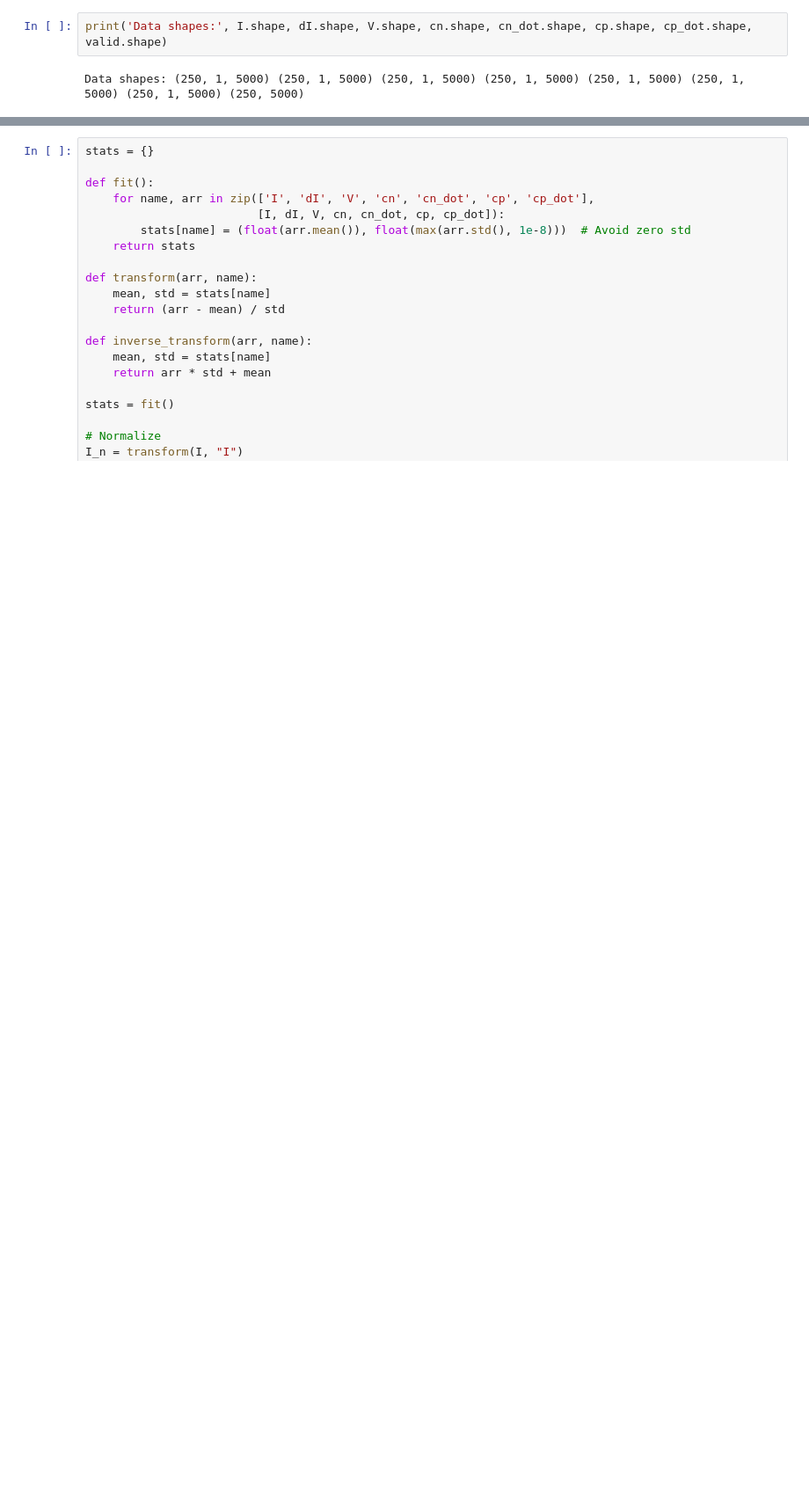
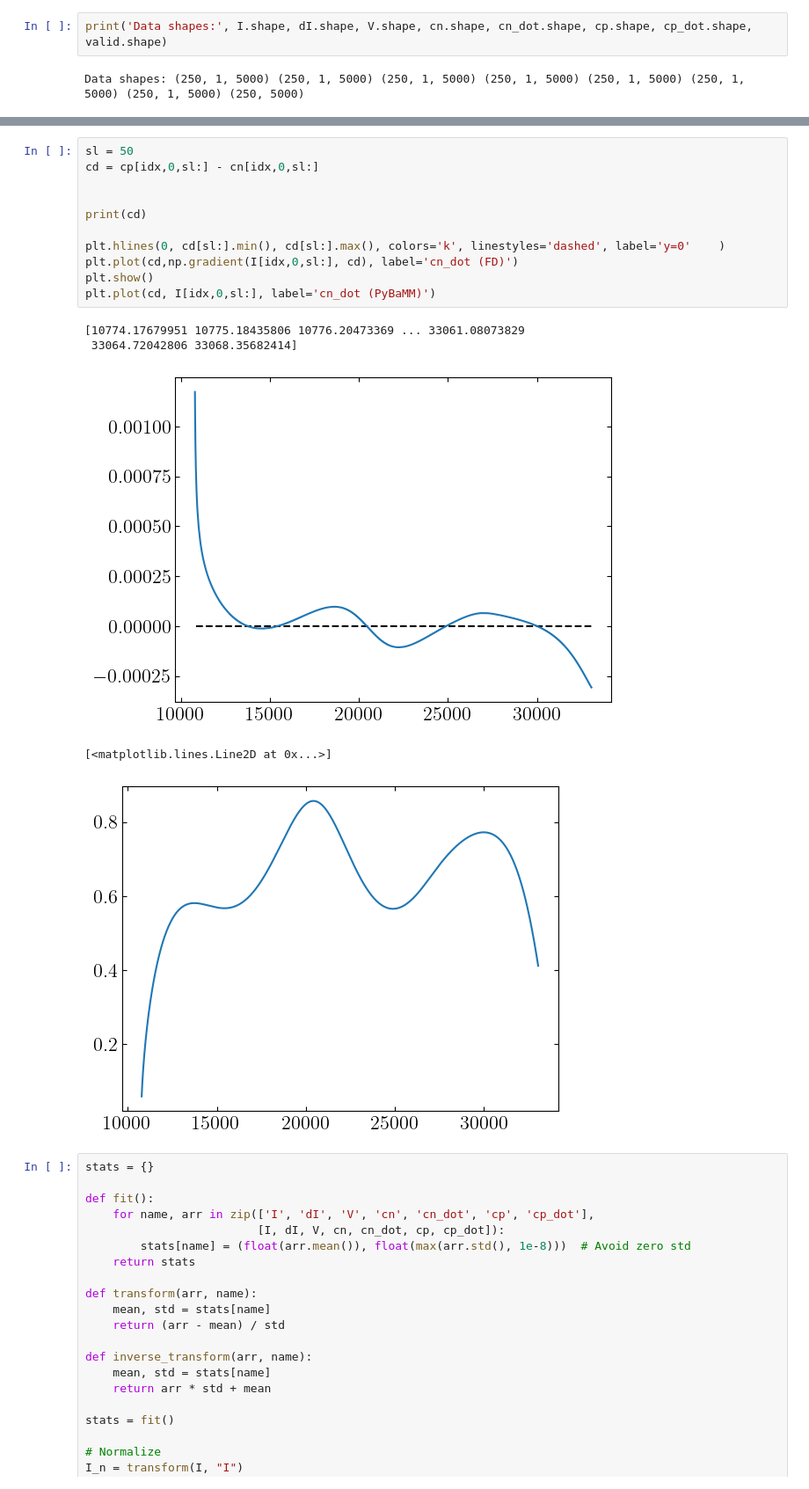
Before and after one commit to j-haralds/MSc_thesis, a Jupyter notebook: program/BasicEulerNN/3_JH_NO.ipynb, the cells around one changed output, grey strips where cells are left out. Shown at 88% size. Drawn from its saved outputs; the diff is of its cells as text; blank space fills up the shorter version.

```diff
--- a/program/BasicEulerNN/3_JH_NO.ipynb
+++ b/program/BasicEulerNN/3_JH_NO.ipynb
@@ -173,3 +182,20 @@ plt.plot(cn[idx,0,:]/cn.max(), dI[idx,0,:], label='cn_dot (PyBaMM)')
+# %%
+sl = 50
+cd = cp[idx,0,sl:] - cn[idx,0,sl:]
+
+
+print(cd)
+
+plt.hlines(0, cd[sl:].min(), cd[sl:].max(), colors='k', linestyles='dashed', label='y=0'    )
+plt.plot(cd,np.gradient(I[idx,0,sl:], cd), label='cn_dot (FD)')
+plt.show()
+plt.plot(cd, I[idx,0,sl:], label='cn_dot (PyBaMM)')
+# %% [output]
+[10774.17679951 10775.18435806 10776.20473369 ... 33061.08073829
+ 33064.72042806 33068.35682414]
+[figure, added]
+[<matplotlib.lines.Line2D at 0x...>]
+[figure, added]
 # %%
 stats = {}
 
```
Also changed, not shown: parts of 2 cells of this notebook.
